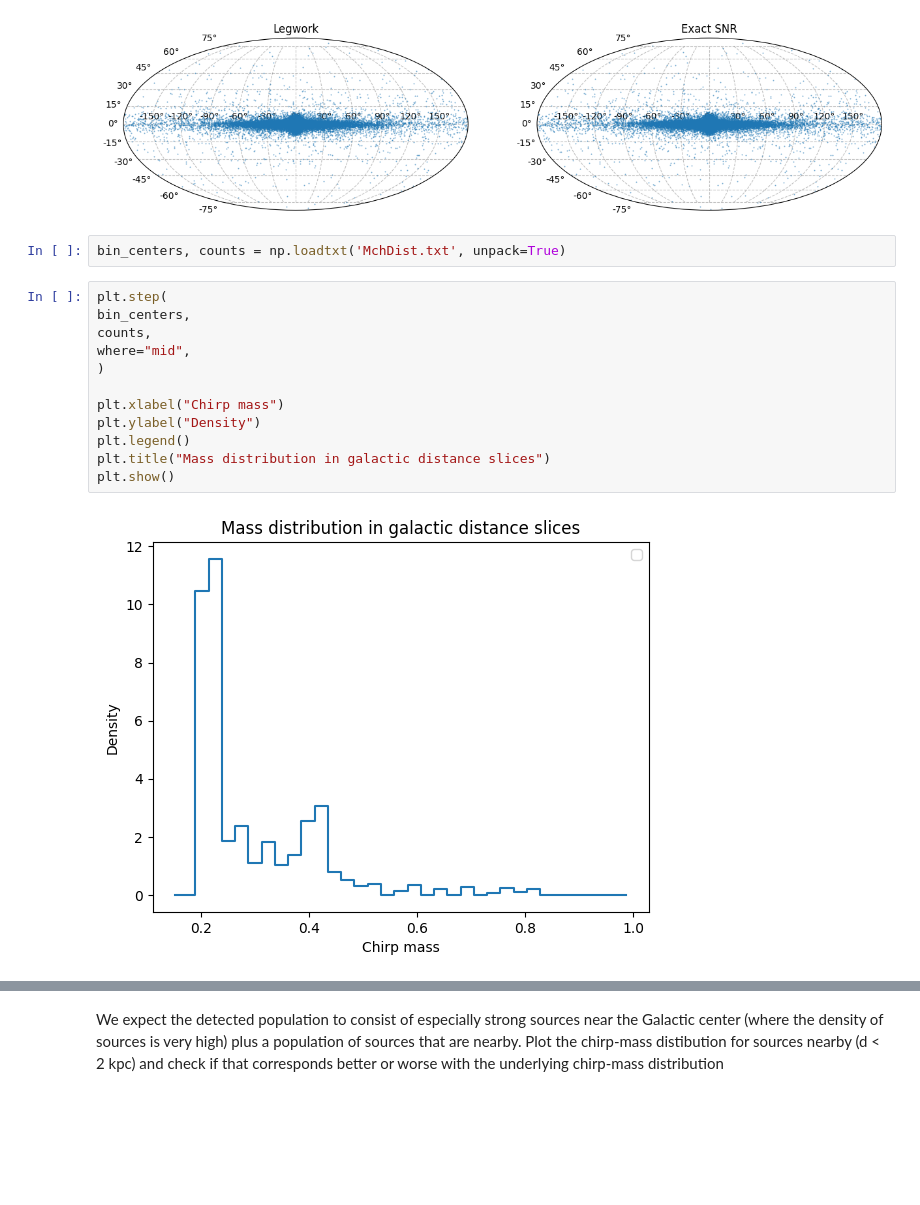
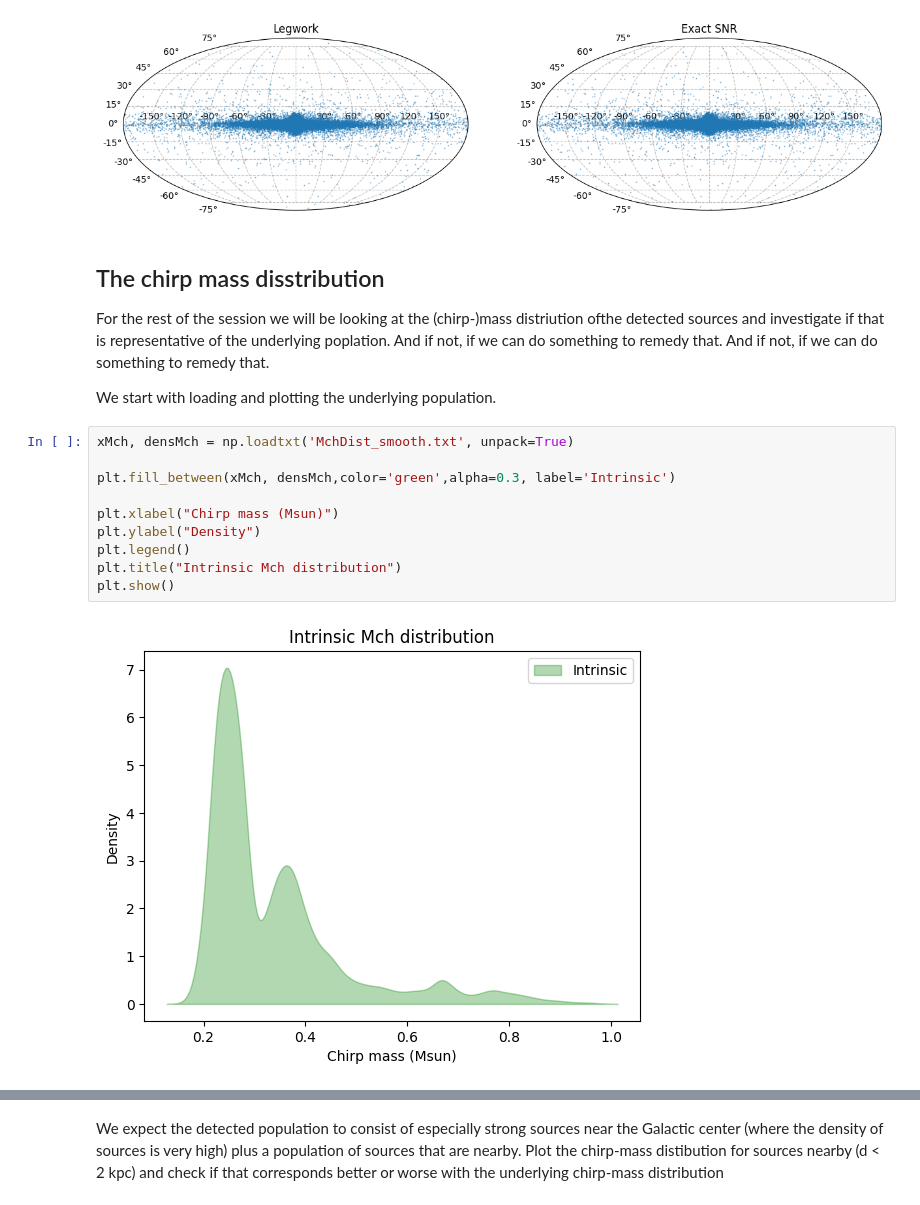
Before and after one commit to nelemans/LISA_GB_population, a Jupyter notebook: LISA_community_day_populations_filled.ipynb, the cells around one changed output, grey strips where cells are left out. Cells and saved outputs as stored; diff of their text form; blank space fills up the shorter version.

```diff
--- a/LISA_community_day_populations_filled.ipynb
+++ b/LISA_community_day_populations_filled.ipynb
@@ -407,19 +416,21 @@ plt.title('Exact SNR')
 ax.grid(True, color='gray', linestyle='--', alpha=0.5)
 # %% [output]
 [figure]
-# %%
-bin_centers, counts = np.loadtxt('MchDist.txt', unpack=True)
+# %% [markdown]
+## The chirp mass disstribution
+
+For the rest of the session we will be looking at the (chirp-)mass distriution ofthe detected sources and investigate if that is representative of the underlying poplation. And if not, if we can do something to remedy that. And if not, if we can do something to remedy that.
+
+We start with loading and plotting the underlying population.
 # %%
-plt.step(
-bin_centers,
-counts,
-where="mid",
-)
+xMch, densMch = np.loadtxt('MchDist_smooth.txt', unpack=True)
 
-plt.xlabel("Chirp mass")
+plt.fill_between(xMch, densMch,color='green',alpha=0.3, label='Intrinsic')
+
+plt.xlabel("Chirp mass (Msun)")
 plt.ylabel("Density")
 plt.legend()
-plt.title("Mass distribution in galactic distance slices")
+plt.title("Intrinsic Mch distribution")
 plt.show()
 # %% [output]
-[figure, old version]
+[figure, new version]
```
Also changed, not shown: parts of 17 cells of this notebook.
